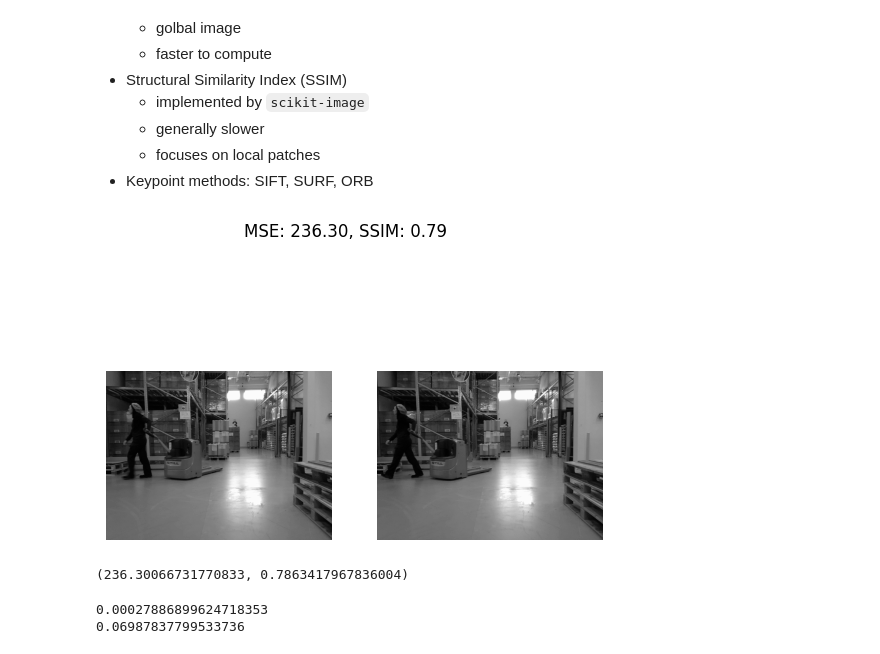
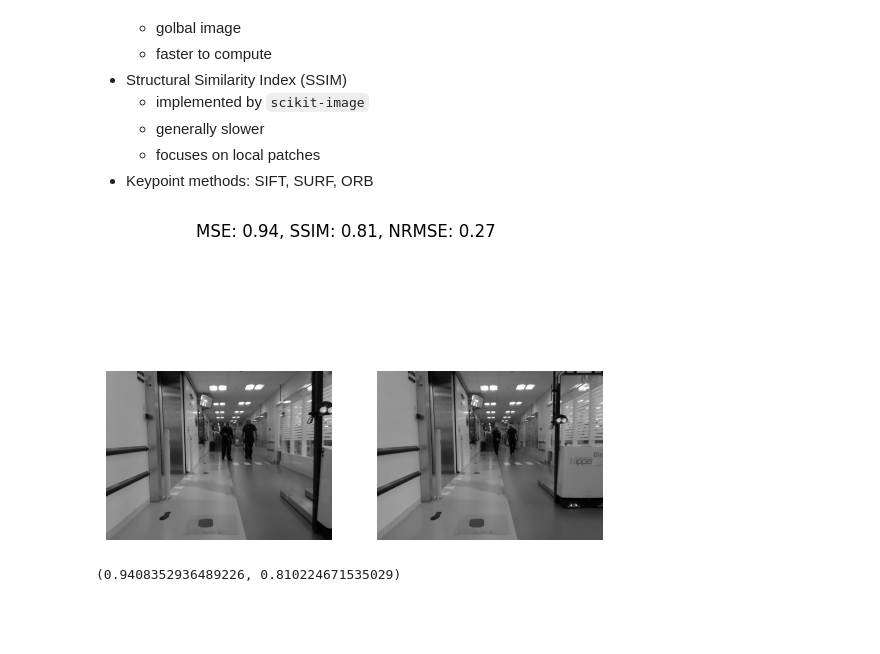
Before and after one commit to ponderbb/multitask-mayhem, a Jupyter notebook: notebooks/1.0-bbejczy-remove-identical-images.ipynb, the cells around one changed output. Cells and saved outputs as stored; diff of their text form; code cells hidden in the pictures; blank space fills up the shorter version.

```diff
--- a/notebooks/1.0-bbejczy-remove-identical-images.ipynb
+++ b/notebooks/1.0-bbejczy-remove-identical-images.ipynb
@@ -22,7 +25,7 @@ def listdir_fullpath(dir):
 bags_list = listdir_fullpath(ROOT_DATA_DIR)
 # %%
 rgb_path_list = []
-for root, dirs, files in os.walk(bags_list[0]):
+for root, dirs, files in os.walk(bags_list[2]):
     for name in files:
         if name.endswith((".png")) & ("depth" not in str(root)):
             rgb_path_list.append(os.path.join(root, name))
@@ -98,24 +108,10 @@ def loop_image_comparison(rgb_path: str):
 # %%
 # loop_image_comparison(rgb_path_list)
 # %%
-im = cv2.imread(rgb_path_list[2815],cv2.IMREAD_GRAYSCALE)
-im2 = cv2.imread(rgb_path_list[2817],cv2.IMREAD_GRAYSCALE)
+im = cv2.imread(rgb_path_list[0], cv2.IMREAD_GRAYSCALE)
+im2 = cv2.imread(rgb_path_list[170], cv2.IMREAD_GRAYSCALE)
 
 compare_images(im, im2, "Example", plot=True)
 # %% [output]
-[figure, old version]
+[figure, new version]
-(236.30066731770833, 0.7863417967836004)
+(0.9408352936489226, 0.810224671535029)
-# %%
-im = cv2.imread(rgb_path_list[5],cv2.IMREAD_GRAYSCALE)
-im2 = cv2.imread(rgb_path_list[6],cv2.IMREAD_GRAYSCALE)
-tic = time.perf_counter()
-np.array_equal(im, im2)
-toc = time.perf_counter()
-print(toc-tic)
-tic = time.perf_counter()
-ssim(im, im2)
-toc = time.perf_counter()
-print(toc-tic)
-# %% [output]
-0.00027886899624718353
-0.06987837799533736
```
Also changed, not shown: parts of 4 cells of this notebook, 2 other files.
